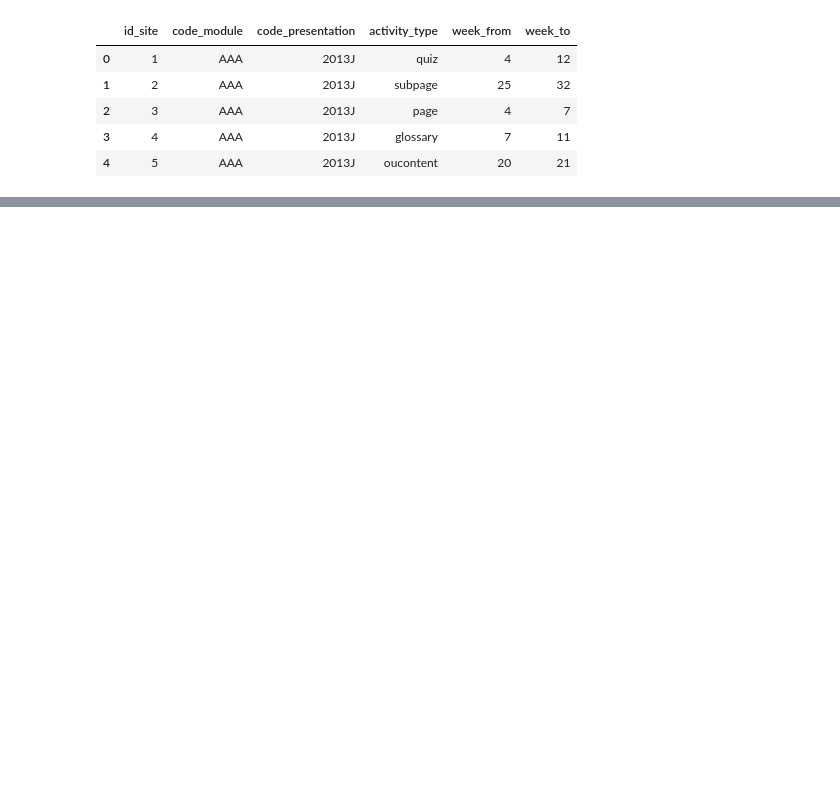
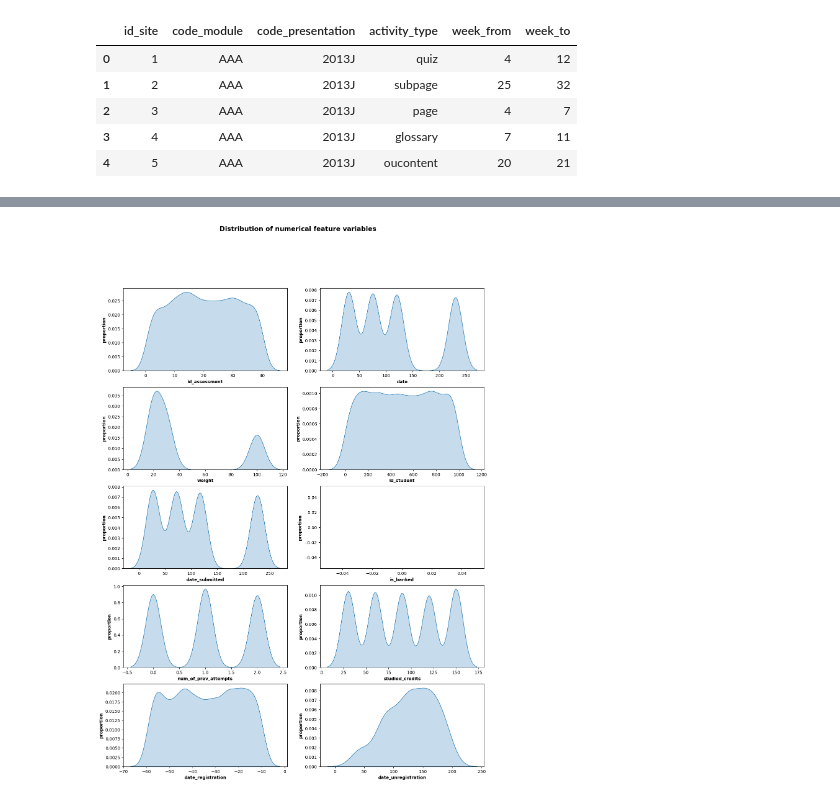
Before and after one commit to AndaniAfrica/data_science_assesment, a Jupyter notebook: assessment_notebook.ipynb, the cells around one changed output, grey strips where cells are left out. Saved outputs shown, nothing was run; the diff lists cells and outputs as text; code cells hidden in the pictures; blank space fills up the shorter version.

Commit message:
Data Procession and EDA

```diff
--- a/assessment_notebook.ipynb
+++ b/assessment_notebook.ipynb
@@ -204,0 +329,5 @@ memory usage: 1.8+ MB
+# %%
+for col in df_categorical.columns:
+    unique = df_categorical[col].unique()
+    unique.sort()
+    print(f'- {col}: has {len(unique)} unique values \n  {unique}')
@@ -204,0 +415,33 @@ memory usage: 1.8+ MB
+# %%
+def categorize_qualification(qual):
+    if qual == 'No Formal quals':
+        return 'None'
+    elif qual == 'Lower Than A Level':
+        return 'Lower Than A'
+    elif qual == 'A Level or Equivalent':
+        return 'Mid or A-level'
+    elif qual == 'HE Qualification':
+        return 'Higher'
+    elif qual == 'Post Graduate Qualification':
+        return 'Postgrad'
+    else:
+        return 'Unknown'
+
+# Apply the function
+df_1['Qualification'] = df_1['highest_education'].apply(categorize_qualification)
+# %%
+df_1.drop(['region','imd_band','highest_education'], axis=1, inplace=True)
+# %%
+df_categorical = df_1.select_dtypes(include=object)
+df_numerical = df_1.select_dtypes(exclude=object)
+# %%
+features_array = np.array(df_numerical.columns, dtype='object').reshape(5,2)
+fig, ax  =  plt.subplots(5,2,sharey=False,figsize=(15,20))
+for i, col in np.ndenumerate(features_array):
+    sns.kdeplot(x =col, data = df_numerical, fill=True, ax = ax[i[0],i[1]])
+    ax[i[0],i[1]].set_xlabel(col, fontweight="bold")
+    ax[i[0],i[1]].set_ylabel("proportion", fontweight="bold")
+plt.suptitle("Distribution of numerical feature variables", fontweight="bold", size=(15))
+plt.show()
+# %% [output]
+[figure, added]
```
Also changed, not shown: parts of 49 cells of this notebook.
